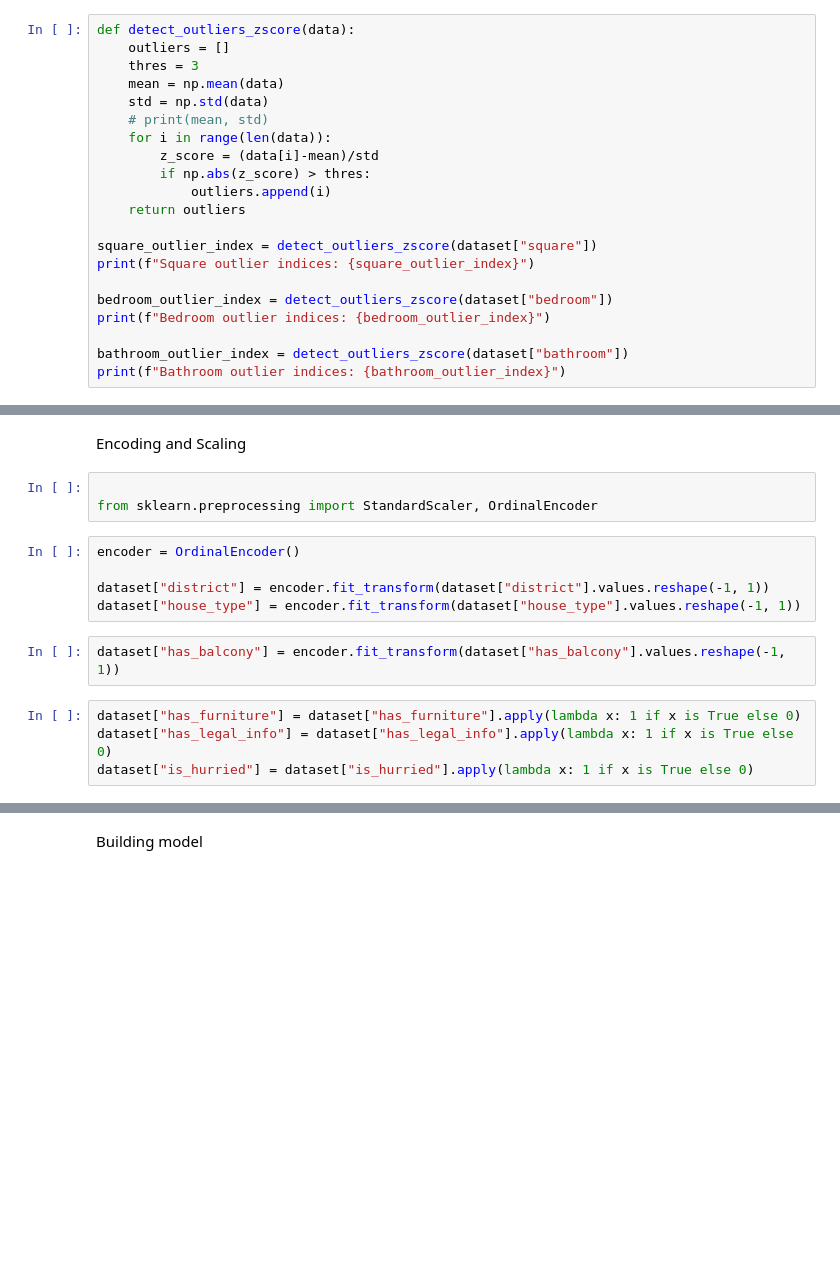
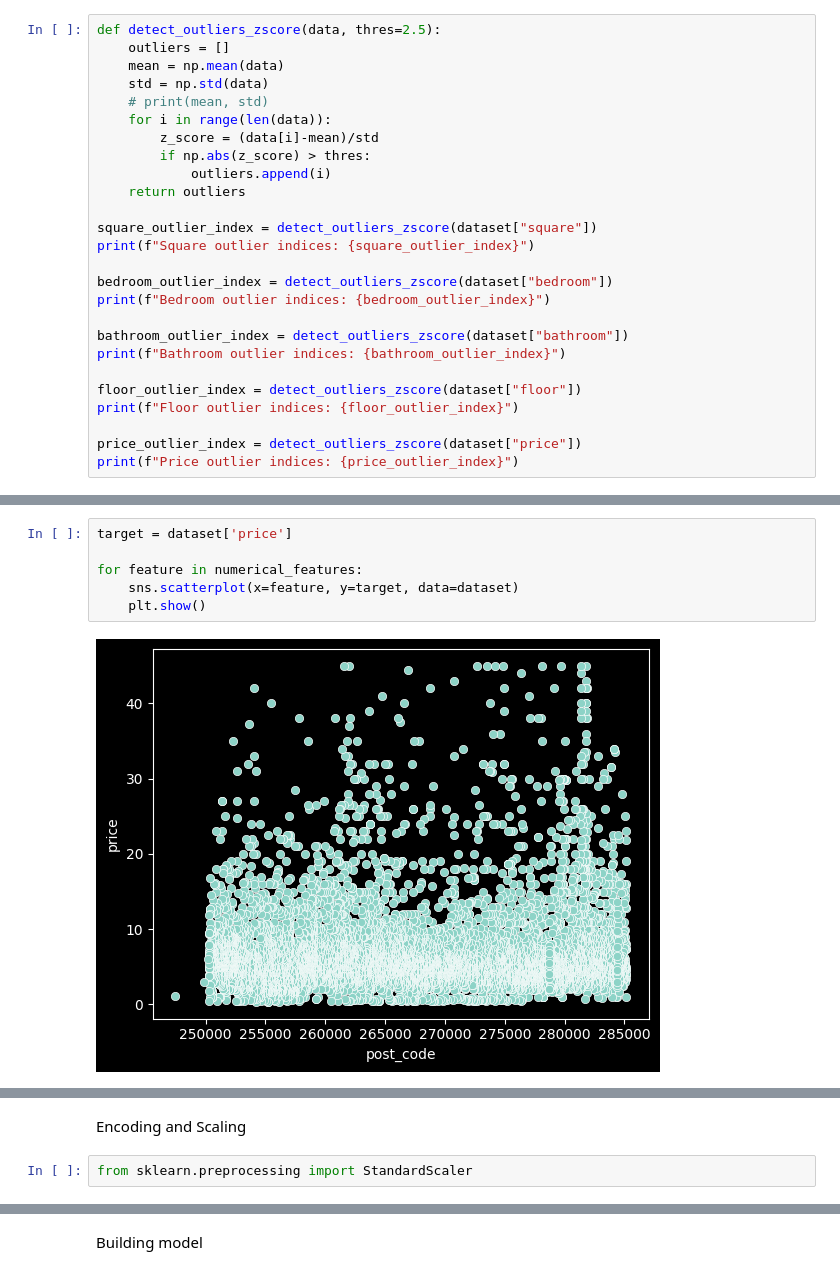
Before and after one commit to tis51T/House-Price-Prediction, a Jupyter notebook: main.ipynb, the cells around one changed output, grey strips where cells are left out. Drawn from its saved outputs; the diff is of its cells as text; blank space fills up the shorter version.

```diff
--- a/main.ipynb
+++ b/main.ipynb
@@ -61,7 +74,6 @@ Outlier Handling
 # %%
-def detect_outliers_zscore(data):
+def detect_outliers_zscore(data, thres=2.5):
     outliers = []
-    thres = 3
     mean = np.mean(data)
     std = np.std(data)
     # print(mean, std)
@@ -79,4 +91,10 @@ print(f"Bedroom outlier indices: {bedroom_outlier_index}")
 
 bathroom_outlier_index = detect_outliers_zscore(dataset["bathroom"])
 print(f"Bathroom outlier indices: {bathroom_outlier_index}")
+
+floor_outlier_index = detect_outliers_zscore(dataset["floor"])
+print(f"Floor outlier indices: {floor_outlier_index}")
+
+price_outlier_index = detect_outliers_zscore(dataset["price"])
+print(f"Price outlier indices: {price_outlier_index}")
 # %% [output]
@@ -93,0 +172,8 @@ dataset.loc[bathroom_outlier_index, "bathroom"] = np.mean(mean_bathroom)
+# %%
+target = dataset['price']
+
+for feature in numerical_features:
+    sns.scatterplot(x=feature, y=target, data=dataset)
+    plt.show()
+# %% [output]
+[figure, added]
@@ -94,16 +185,4 @@ dataset.loc[bathroom_outlier_index, "bathroom"] = np.mean(mean_bathroom)
 # %% [markdown]
 Encoding and Scaling
 # %%
-
-from sklearn.preprocessing import StandardScaler, OrdinalEncoder
+from sklearn.preprocessing import StandardScaler
-# %%
-encoder = OrdinalEncoder()
-
-dataset["district"] = encoder.fit_transform(dataset["district"].values.reshape(-1, 1))
-dataset["house_type"] = encoder.fit_transform(dataset["house_type"].values.reshape(-1, 1))
-# %%
-dataset["has_balcony"] = encoder.fit_transform(dataset["has_balcony"].values.reshape(-1, 1))
-# %%
-dataset["has_furniture"] = dataset["has_furniture"].apply(lambda x: 1 if x is True else 0)
-dataset["has_legal_info"] = dataset["has_legal_info"].apply(lambda x: 1 if x is True else 0)
-dataset["is_hurried"] = dataset["is_hurried"].apply(lambda x: 1 if x is True else 0)
```
Also changed, not shown: parts of 36 cells of this notebook, 23 other files.
